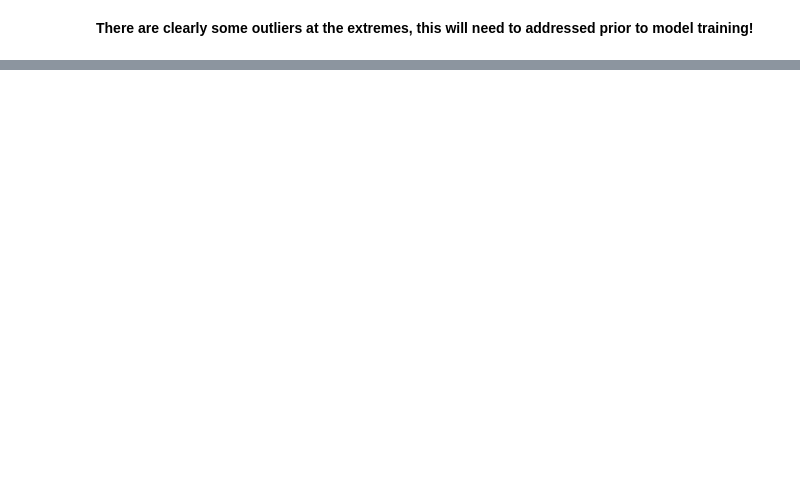
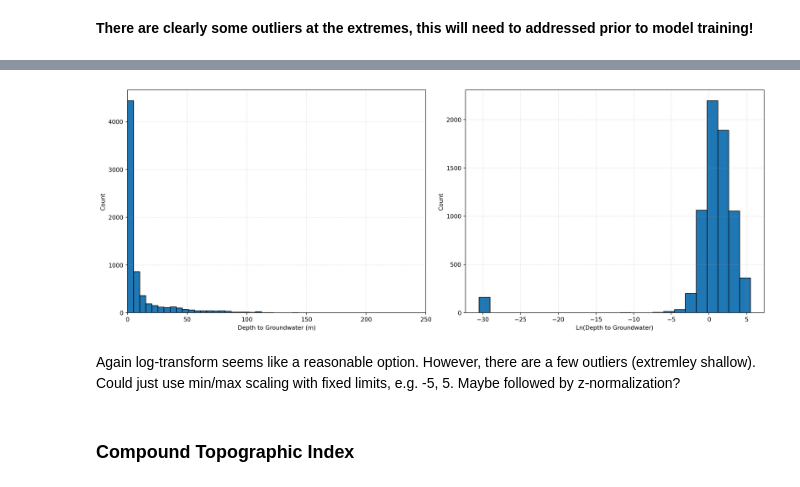
Before and after one commit to ucgmsim/ml_vs30_model, a Jupyter notebook: ml_vs30_model/explore/us_data.ipynb, the cells around one changed output, grey strips where cells are left out. Drawn from its saved outputs; the diff is of its cells as text; code cells hidden in the pictures; blank space fills up the shorter version.

```diff
--- a/ml_vs30_model/explore/us_data.ipynb
+++ b/ml_vs30_model/explore/us_data.ipynb
@@ -98,0 +225,25 @@ fig.tight_layout()
+# %%
+bins = np.linspace(0, 250, 50)
+# bins=50
+
+fig, (ax1, ax2) = plt.subplots(1, 2,figsize=(16, 6))
+
+ax1.hist(us_df[vs30.constants.InputVariable.DepthToGroundwater] * -1, bins=bins, edgecolor='black')
+ax1.grid(linewidth=0.5, alpha=0.5, linestyle="--")
+ax1.set_xlabel("Depth to Groundwater (m)")
+ax1.set_ylabel("Count")
+ax1.set_xlim(bins.min(), bins.max())
+
+ax2.hist(np.log(us_df[vs30.constants.InputVariable.DepthToGroundwater].values * -1), bins=25, edgecolor='black')
+ax2.grid(linewidth=0.5, alpha=0.5, linestyle="--")
+ax2.set_xlabel("Ln(Depth to Groundwater)")
+ax2.set_ylabel("Count")
+
+
+fig.tight_layout()
+# %% [output]
+[figure, added]
+# %% [markdown]
+Again log-transform seems like a reasonable option. However, there are a few outliers (extremley shallow). Could just use min/max scaling with fixed limits, e.g. -5, 5. Maybe followed by z-normalization?
+# %% [markdown]
+### Compound Topographic Index
```
Also changed, not shown: parts of 66 cells of this notebook, 17 other files.
